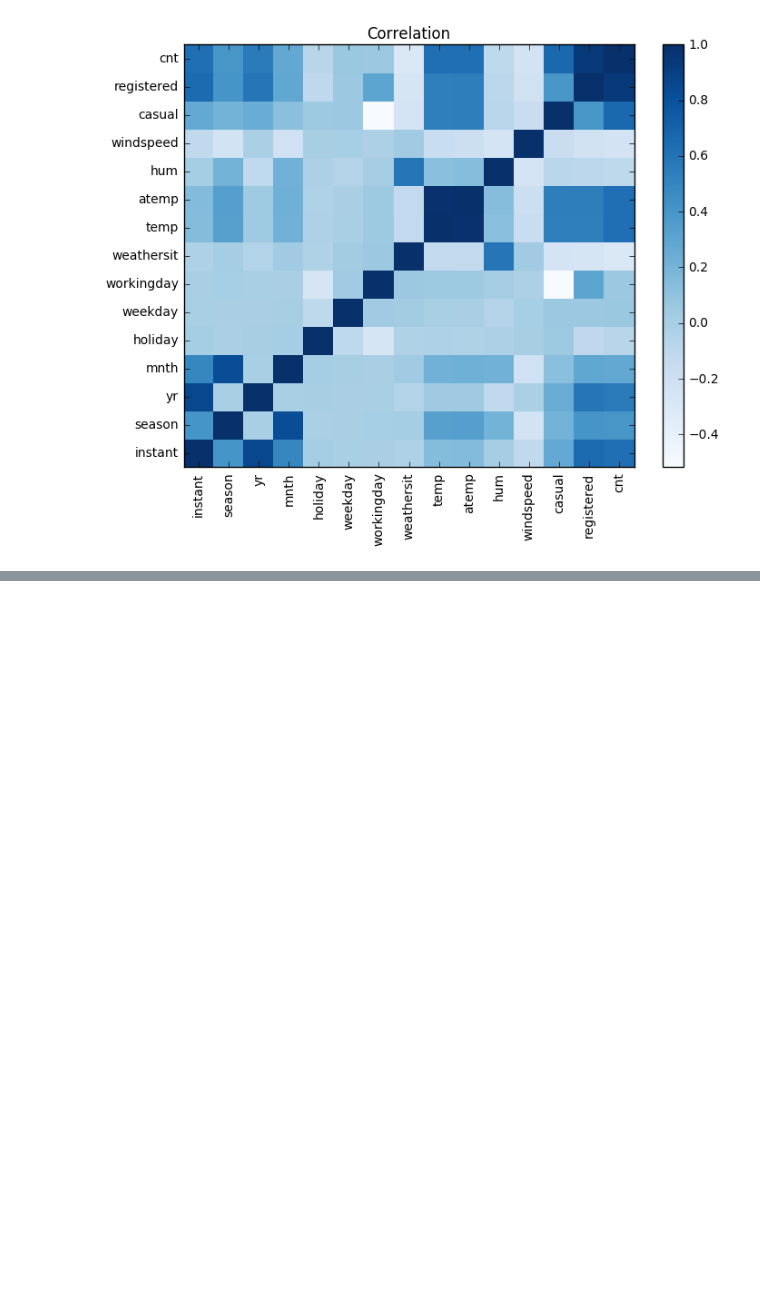
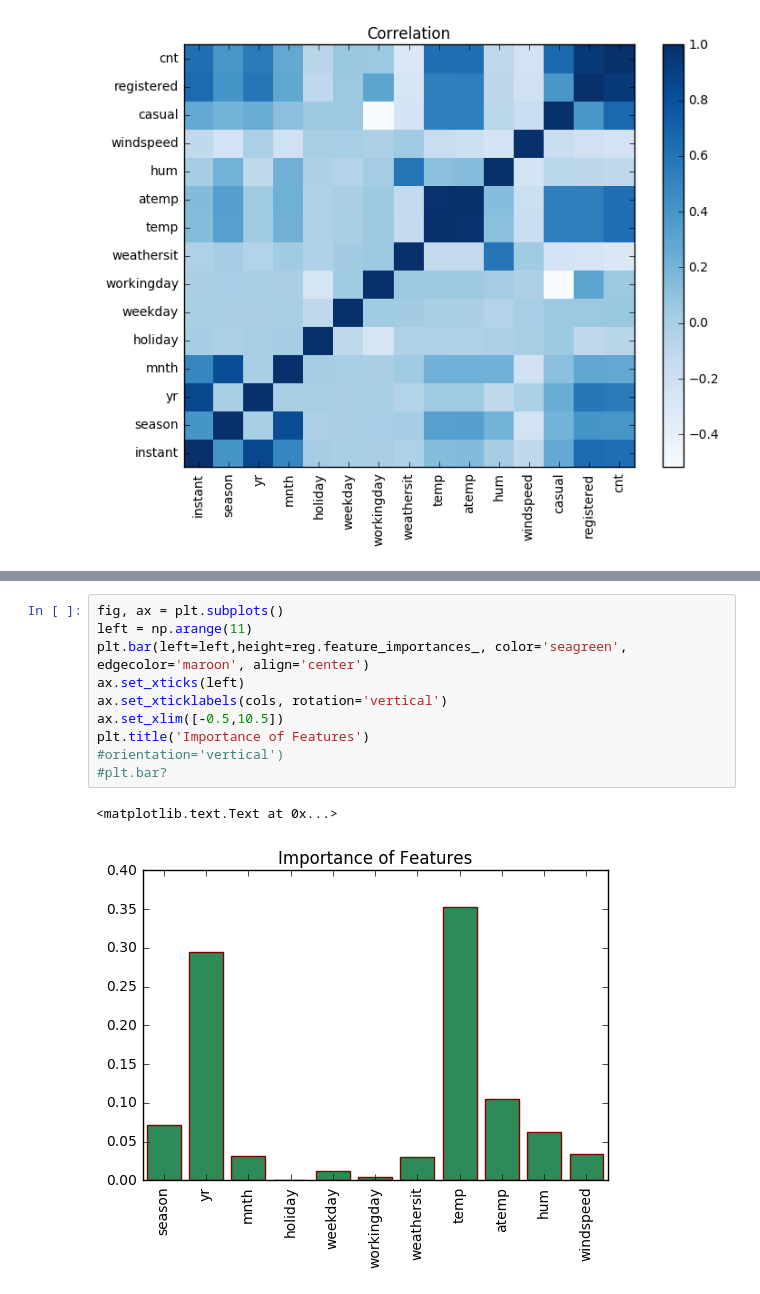
Before and after one commit to ngpraveen/DC_Bike_Sharing, a Jupyter notebook: Bike_Renting.ipynb, the cells around one changed output, grey strips where cells are left out. Saved outputs shown, nothing was run; the diff lists cells and outputs as text; blank space fills up the shorter version.

```diff
--- a/Bike_Renting.ipynb
+++ b/Bike_Renting.ipynb
@@ -229,0 +274,13 @@ ax.tick_params( 'right')
+# %%
+fig, ax = plt.subplots()
+left = np.arange(11)
+plt.bar(left=left,height=reg.feature_importances_, color='seagreen', edgecolor='maroon', align='center')
+ax.set_xticks(left)
+ax.set_xticklabels(cols, rotation='vertical')
+ax.set_xlim([-0.5,10.5])
+plt.title('Importance of Features')
+#orientation='vertical')
+#plt.bar?
+# %% [output]
+<matplotlib.text.Text at 0x...>
+[figure, added]
```
Also changed, not shown: parts of 6 cells of this notebook.
